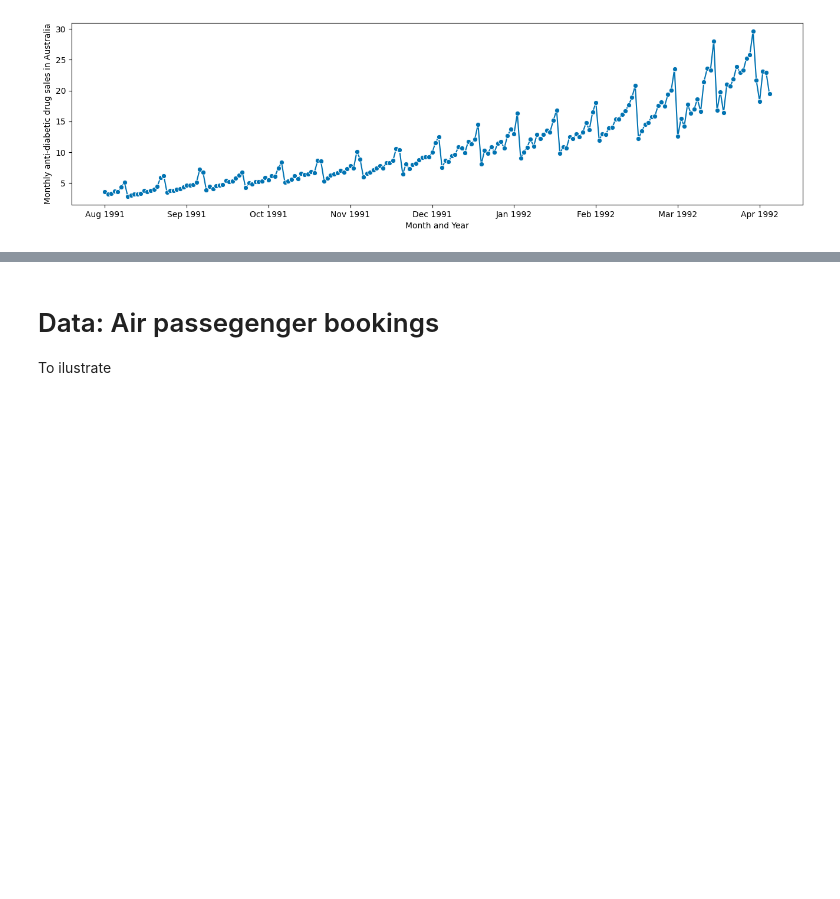
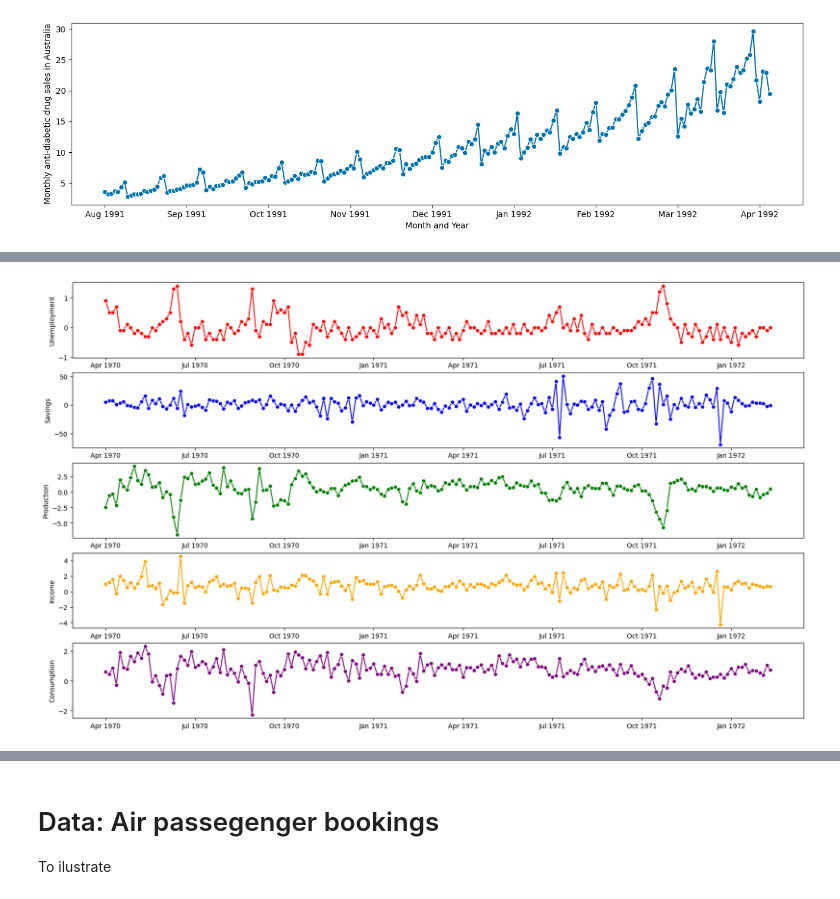
Before and after one commit to marialonsogar/Introduction-to-Time-Series, a Jupyter notebook: lessons/01-Introduction.ipynb, the cells around one changed output, grey strips where cells are left out. Drawn from its saved outputs; the diff is of its cells as text; code cells hidden in the pictures; blank space fills up the shorter version.

```diff
--- a/lessons/01-Introduction.ipynb
+++ b/lessons/01-Introduction.ipynb
@@ -65,0 +94,22 @@ plt.show()
+# %%
+uschange = pd.read_csv('..\data\\uschange.csv', index_col=['Date'])
+
+fig, ax = plt.subplots(5, 1, figsize=(20, 12)) # define figure with subplots
+colors = ['red', 'blue', 'green', 'orange', 'purple'] # define list of colors
+
+# decompose the multivariate series into univariate series and plot them
+for variable in uschange.columns:
+    uschange[variable] = pd.Series(uschange[variable])
+    uschange[variable].index = pd.to_datetime(uschange[variable].index)
+    # plot the series in the same figure with same format as above figures in subplot
+    plot_series(uschange[variable], ax=ax[uschange.columns[::-1].get_loc(variable)])
+
+# change color of each subplot line
+for i in range(5):
+    ax[i].lines[0].set_color(colors[i])
+    # set xticklabels to be month and year
+    ax[i].set_xticklabels(pd.to_datetime(uschange.index).strftime('%b %Y'))
+
+plt.show()
+# %% [output]
+[figure, added]
```
Also changed, not shown: parts of 9 cells of this notebook, 4 other files.
